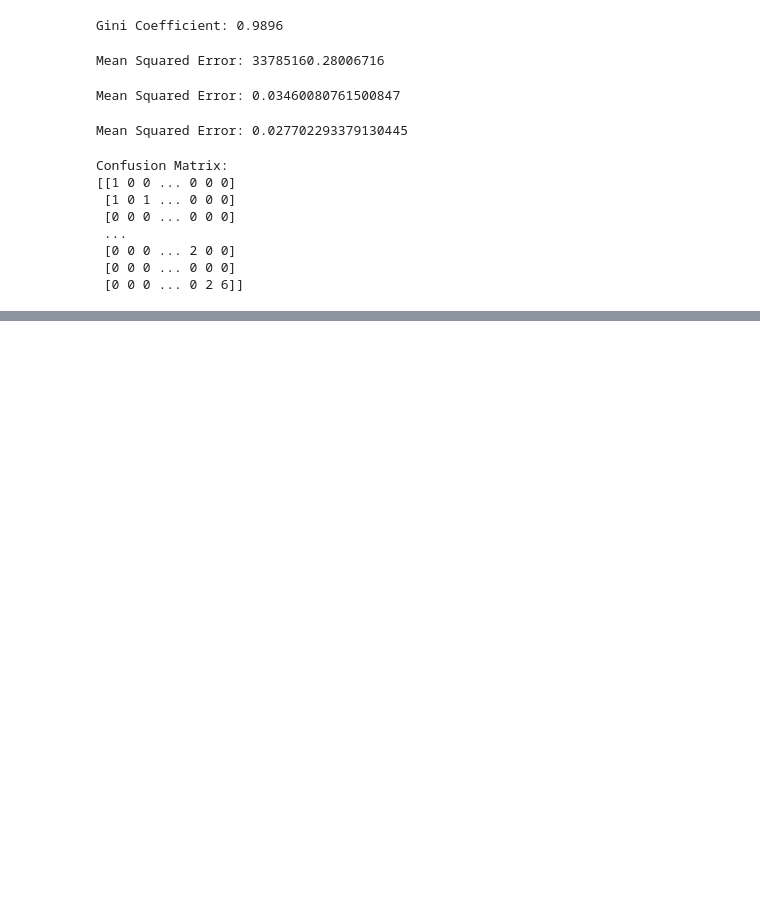
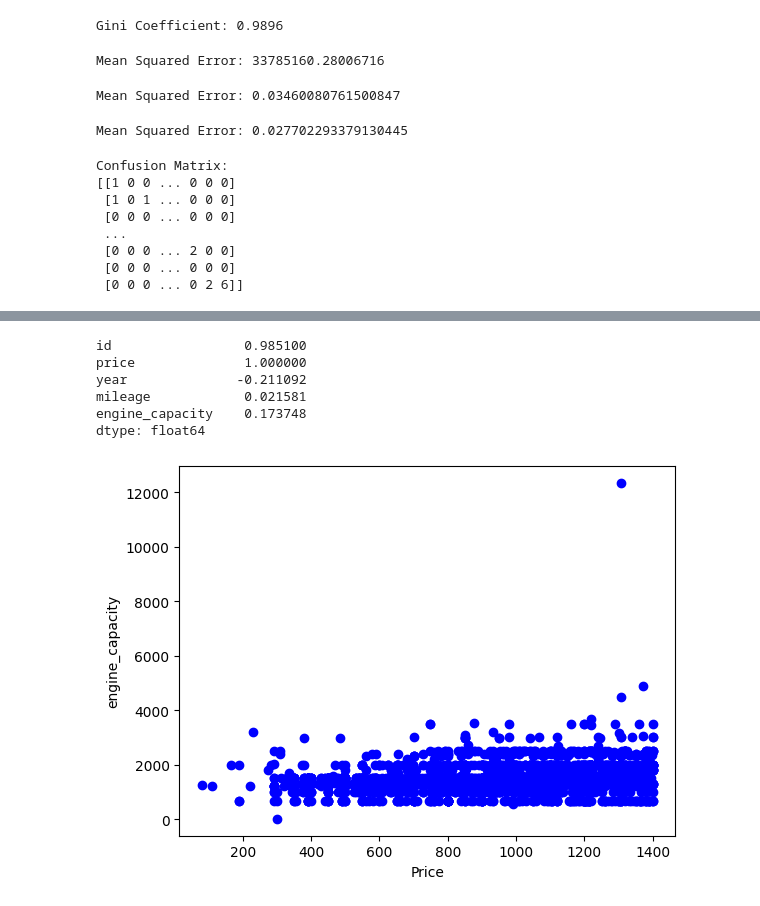
Before and after one commit to achu-narayan-s/Internship, a Jupyter notebook: datatrained_practice_code.ipynb, the cells around one changed output, grey strips where cells are left out. Cells and saved outputs as stored; diff of their text form; code cells hidden in the pictures; blank space fills up the shorter version.

```diff
--- a/datatrained_practice_code.ipynb
+++ b/datatrained_practice_code.ipynb
@@ -374,3 +374,14 @@ Confusion Matrix:
  [0 0 0 ... 2 0 0]
  [0 0 0 ... 0 0 0]
  [0 0 0 ... 0 2 6]]
+# %%
+import pandas as pd
+
+# URL of the CSV file
+url = 'https://raw.githubusercontent.com/dsrscientist/dataset4/main/Japan_used_cars_datasets.csv'
+
+# Read the CSV file into a dataframe
+df = pd.read_csv(url)
+
+# Display the dataframe
+print(df)
@@ -376,0 +426,4 @@ Confusion Matrix:
+# %%
+transmission_dummies = pd.get_dummies(df["transmission"]) #Transmission Dummies
+df = pd.concat((df,transmission_dummies),axis=1)
+df[["mileage","engine_capacity","price"]].head()
@@ -376,0 +437,4 @@ Confusion Matrix:
+# %%
+fuel_type = pd.get_dummies(df["fuel"])
+df = pd.concat((df,fuel_type),axis=1)
+df[["gasoline","diesel"]].head()
@@ -376,0 +460,17 @@ Confusion Matrix:
+# %%
+correlation_matrix = features.corrwith(df["price"])
+correlation_matrix
+# %% [output]
+id                 0.985100
+price              1.000000
+year              -0.211092
+mileage            0.021581
+engine_capacity    0.173748
+dtype: float64
+# %%
+plt.scatter(df.price,df.engine_capacity,color="blue")
+plt.xlabel("Price")
+plt.ylabel("engine_capacity")
+plt.show()
+# %% [output]
+[figure, added]
```
Also changed, not shown: parts of 7 cells of this notebook.
